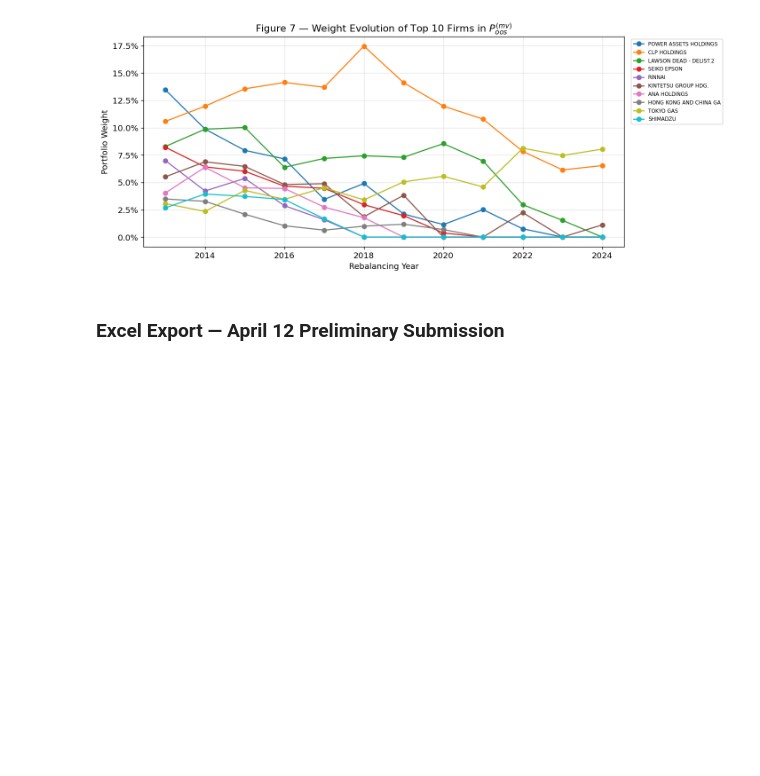
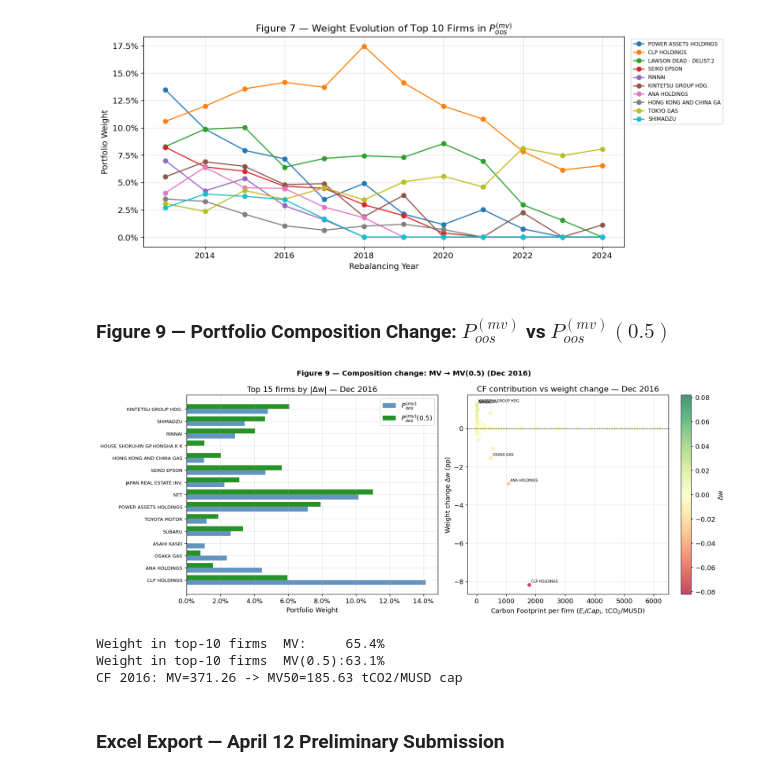
Before and after one commit to DylanZermatten/saam-portfolio, a Jupyter notebook: saam_portfolio.ipynb, the cells around one changed output. Cells and saved outputs as stored; diff of their text form; code cells hidden in the pictures; blank space fills up the shorter version.

```diff
--- a/saam_portfolio.ipynb
+++ b/saam_portfolio.ipynb
@@ -1107,6 +1107,83 @@ plt.savefig('fig7_weight_evolution.png', dpi=150, bbox_inches='tight')
 plt.show()
 # %% [output]
 [figure]
+# %% [markdown]
+### Figure 9 — Portfolio Composition Change: $P_{oos}^{(mv)}$ vs $P_{oos}^{(mv)}(0.5)$
+# %%
+# Reference year: 2016 (highest WACI_mv = 4401, most binding CF constraint)
+Y_ref = 2016
+
+I_Y    = results_mv[Y_ref]['isins']
+w_mv   = pd.Series(results_mv[Y_ref]['weights'],   index=I_Y)
+w_mv50 = pd.Series(results_mv50[Y_ref]['weights'], index=I_Y)
+delta_w = w_mv50 - w_mv  # >0 = gained weight, <0 = lost weight
+
+# CF per firm (E_i / Cap_i)
+ecap = pd.Series(_ecap_vec(I_Y, scope1_y_filled, mktcap_y_clean, Y_ref), index=I_Y)
+ecap = ecap.replace([np.inf, -np.inf], np.nan)
+
+# Top 15 firms by |Δw|
+top_changed = delta_w.abs().nlargest(15).index
+df_comp = pd.DataFrame({
+    'MV':      w_mv[top_changed].values,
+    'MV(0.5)': w_mv50[top_changed].values,
+    'delta':   delta_w[top_changed].values,
+}, index=[isin_to_name.get(i, i)[:28] for i in top_changed])
+df_comp = df_comp.sort_values('delta', ascending=True)
+
+fig, axes = plt.subplots(1, 2, figsize=(15, 6))
+
+# --- Panel 1: weight comparison ---
+ax = axes[0]
+y_pos = range(len(df_comp))
+ax.barh(list(y_pos), df_comp['MV'], height=0.4, align='center',
+        label=r'$P_{oos}^{(mv)}$', color='steelblue', alpha=0.85)
+ax.barh([y + 0.4 for y in y_pos], df_comp['MV(0.5)'], height=0.4, align='center',
+        label=r'$P_{oos}^{(mv)}(0.5)$', color='green', alpha=0.85)
+ax.set_yticks([y + 0.2 for y in y_pos])
+ax.set_yticklabels(df_comp.index, fontsize=8)
+ax.xaxis.set_major_formatter(mticker.PercentFormatter(xmax=1))
+ax.set_xlabel('Portfolio Weight')
+ax.set_title(f'Top 15 firms by |\u0394w| — Dec {Y_ref}')
+ax.legend()
+
+# --- Panel 2: scatter E/Cap vs delta_w ---
+ax2 = axes[1]
+valid = ecap.notna() & (ecap < ecap.quantile(0.98))
+sc = ax2.scatter(ecap[valid], delta_w[valid] * 100,
+                 c=delta_w[valid], cmap='RdYlGn', alpha=0.7,
+                 edgecolors='none', s=40,
+                 vmin=-delta_w[valid].abs().max(), vmax=delta_w[valid].abs().max())
+ax2.axhline(0, color='black', lw=0.8, ls='--')
+ax2.set_xlabel(r'Carbon Footprint per firm ($E_i / Cap_i$, tCO$_2$/MUSD)')
+ax2.set_ylabel('Weight change \u0394w (pp)')
+ax2.set_title(f'CF contribution vs weight change — Dec {Y_ref}')
+plt.colorbar(sc, ax=ax2, label='\u0394w')
+
+# Label most impacted firms
+top_label = delta_w[valid].abs().nlargest(6).index
+for isin in top_label:
+    if isin in ecap.index and pd.notna(ecap[isin]) and ecap[isin] < ecap.quantile(0.98):
+        ax2.annotate(isin_to_name.get(isin, isin)[:20],
+                     xy=(ecap[isin], delta_w[isin] * 100),
+                     fontsize=6, ha='left', va='bottom',
+                     xytext=(3, 3), textcoords='offset points')
+
+plt.suptitle(
+    'Figure 9 — Composition change: MV → MV(0.5)'
+    f' (Dec {Y_ref})', fontsize=12, fontweight='bold')
+plt.tight_layout()
+plt.savefig('fig9_composition_change_mv50.png', dpi=150, bbox_inches='tight')
+plt.show()
+
+print(f'Weight in top-10 firms  MV:     {w_mv.nlargest(10).sum():.1%}')
+print(f'Weight in top-10 firms  MV(0.5):{w_mv50.nlargest(10).sum():.1%}')
+print(f'CF {Y_ref}: MV={carbon_mv[Y_ref]["cf"]:.2f} -> MV50={results_mv50[Y_ref]["cf"]:.2f} tCO2/MUSD cap')
+# %% [output]
+[figure, added]
+Weight in top-10 firms  MV:     65.4%
+Weight in top-10 firms  MV(0.5):63.1%
+CF 2016: MV=371.26 -> MV50=185.63 tCO2/MUSD cap
 # %% [markdown]
 ### Excel Export — April 12 Preliminary Submission
 # %%
```
Also changed, not shown: 1 other file.
